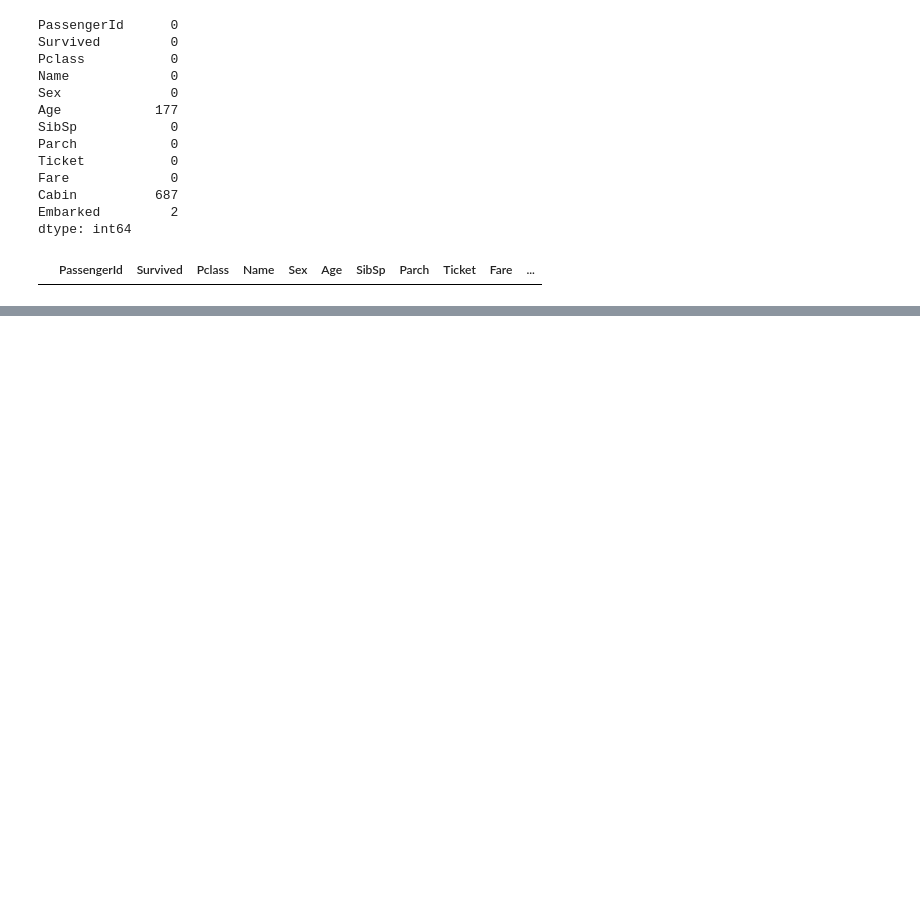
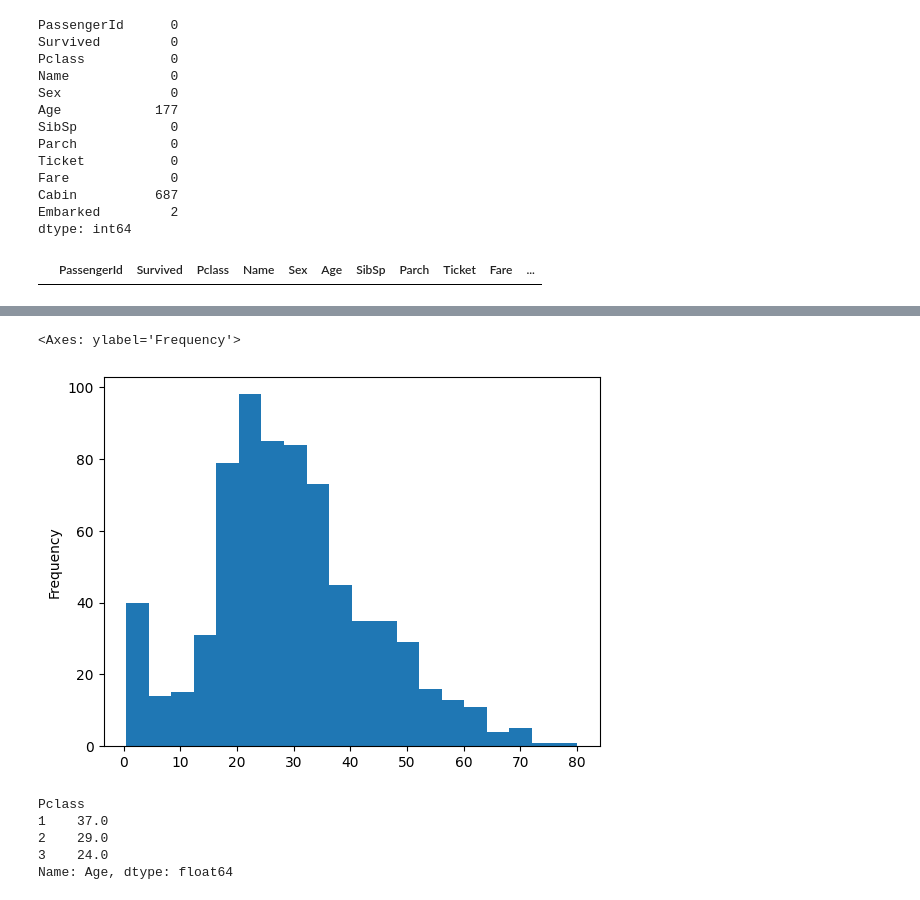
Before and after one commit to pietraataulo/python, a Jupyter notebook: limpeza-dados/limpeza.ipynb, the cells around one changed output, grey strips where cells are left out. Saved outputs shown, nothing was run; the diff lists cells and outputs as text; code cells hidden in the pictures; blank space fills up the shorter version.

```diff
--- a/limpeza-dados/limpeza.ipynb
+++ b/limpeza-dados/limpeza.ipynb
@@ -85,0 +112,15 @@ titanic.loc[titanic.Embarked.isnull(), 'Embarked'] = 'S'
+# %%
+# Visualizando no histograma
+titanic.Age.plot.hist(bins=20)
+# %% [output]
+<Axes: ylabel='Frequency'>
+[figure, added]
+# %%
+# Tirando a média de idade por alguns grupos como o Pclass
+titanic.groupby('Pclass')['Age'].median()
+# %% [output]
+Pclass
+1    37.0
+2    29.0
+3    24.0
+Name: Age, dtype: float64
```
Also changed, not shown: parts of 25 cells of this notebook.
